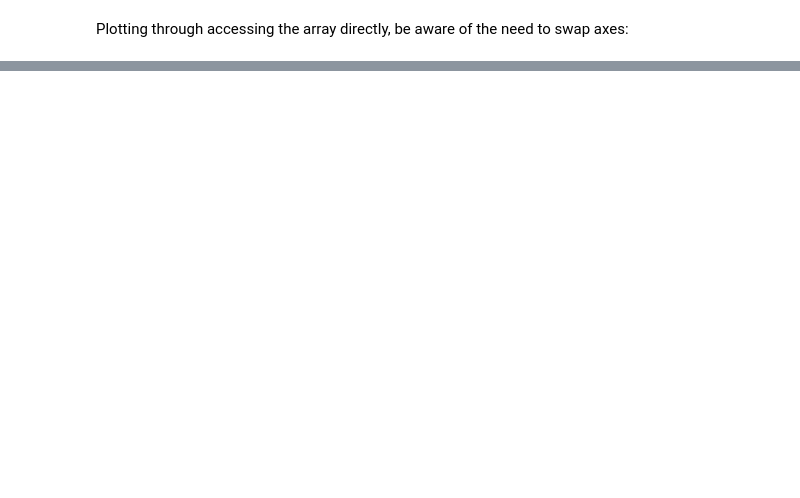
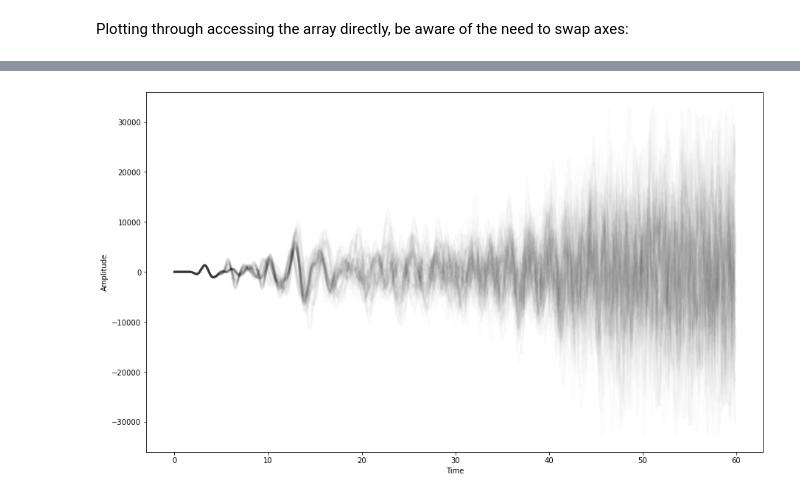
Before and after one commit to GGDRriedel/readreflexw, a Jupyter notebook: example_usage.ipynb, the cells around one changed output, grey strips where cells are left out. Cells and saved outputs as stored; diff of their text form; code cells hidden in the pictures; blank space fills up the shorter version.

```diff
--- a/example_usage.ipynb
+++ b/example_usage.ipynb
@@ -75,0 +98,5 @@ plt.imshow(radardata.traces.T,aspect='auto',vmin=maxmin*-1,vmax=maxmin)
+# %%
+#plot a range of traces with some matplotlib.plot() arguments
+radardata.traceplot(np.arange(100),'k',alpha=0.01)
+# %% [output]
+[figure, added]
```
Also changed, not shown: parts of 24 cells of this notebook, 4 other files.
